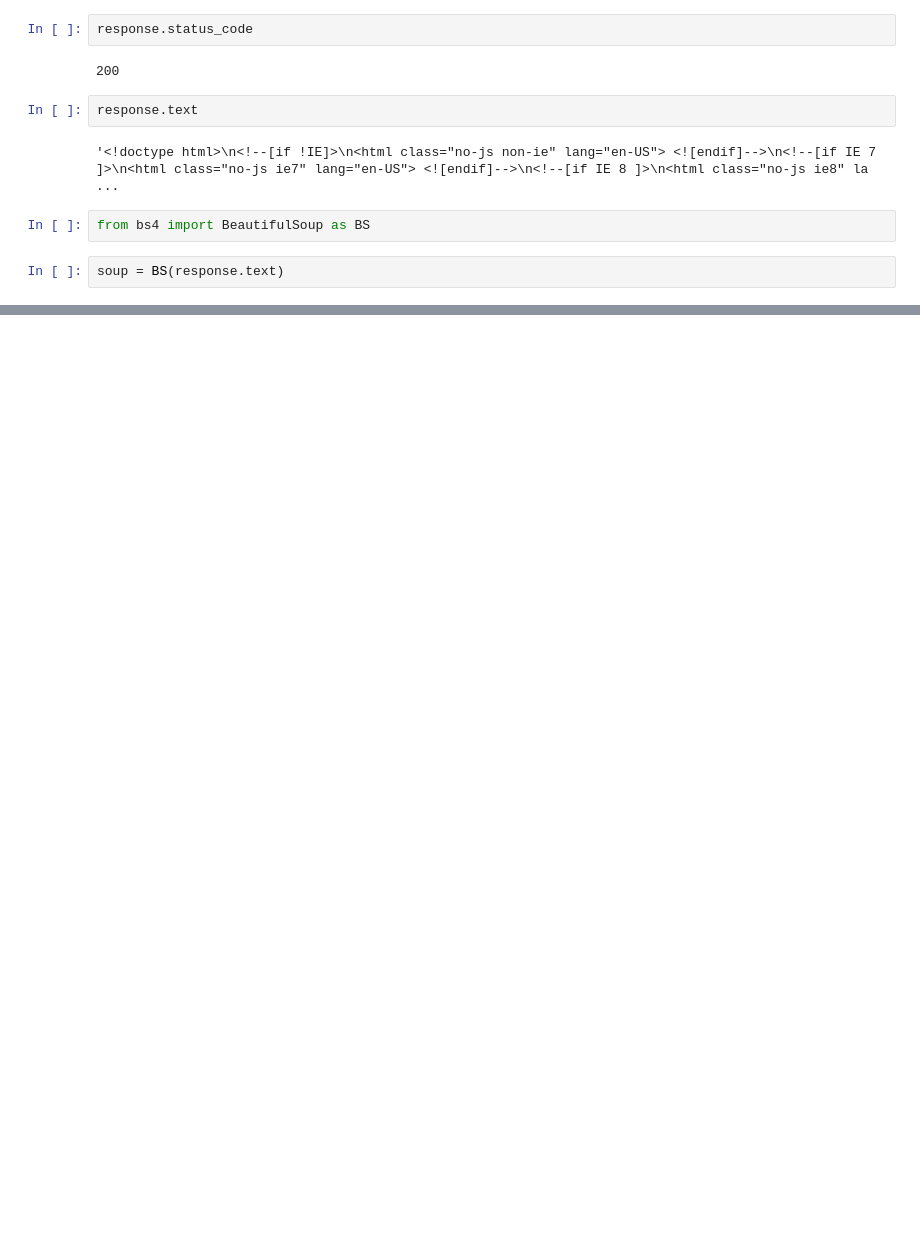
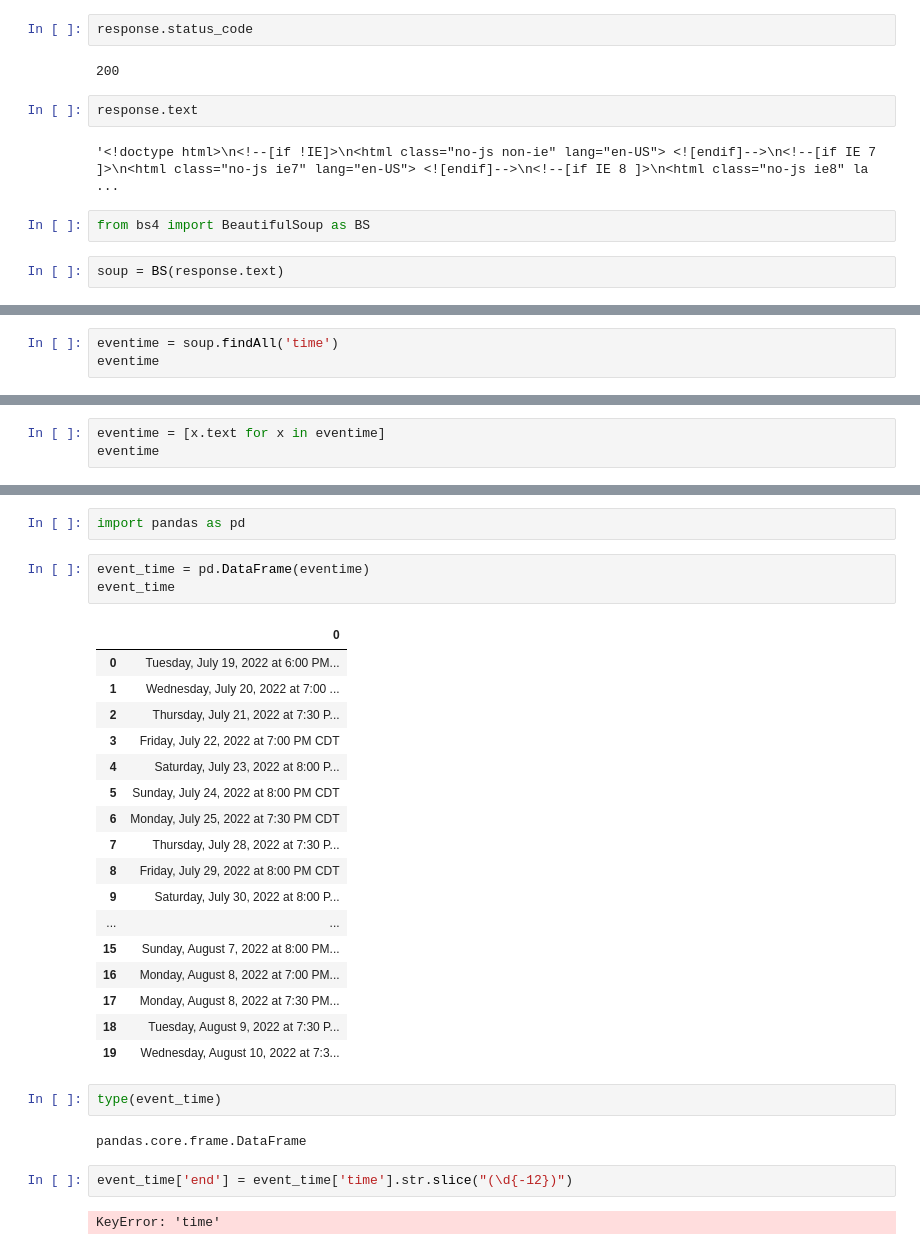
Before and after one commit to NSS-Full-Time-Data-Analytics-7/web_scraping_ryman-berhanneway, a Jupyter notebook: notebook/Event01.ipynb, the cells around one changed output, grey strips where cells are left out. Drawn from its saved outputs; the diff is of its cells as text; blank space fills up the shorter version.

```diff
--- a/notebook/Untitled.ipynb
+++ b/notebook/Event01.ipynb
@@ -77,0 +179,3 @@ soup.find('script').text
+# %%
+eventime = soup.findAll('time')
+eventime
@@ -77,0 +203,3 @@ soup.find('script').text
+# %%
+eventime = [x.text for x in eventime]
+eventime
@@ -77,0 +227,31 @@ soup.find('script').text
+# %%
+import pandas as pd
+# %%
+event_time = pd.DataFrame(eventime)
+event_time
+# %% [output]
+|  | 0 |
+| 0 | Tuesday, July 19, 2022 at 6:00 PM... |
+| 1 | Wednesday, July 20, 2022 at 7:00 ... |
+| 2 | Thursday, July 21, 2022 at 7:30 P... |
+| 3 | Friday, July 22, 2022 at 7:00 PM CDT |
+| 4 | Saturday, July 23, 2022 at 8:00 P... |
+| 5 | Sunday, July 24, 2022 at 8:00 PM CDT |
+| 6 | Monday, July 25, 2022 at 7:30 PM CDT |
+| 7 | Thursday, July 28, 2022 at 7:30 P... |
+| 8 | Friday, July 29, 2022 at 8:00 PM CDT |
+| 9 | Saturday, July 30, 2022 at 8:00 P... |
+| ... | ... |
+| 15 | Sunday, August 7, 2022 at 8:00 PM... |
+| 16 | Monday, August 8, 2022 at 7:00 PM... |
+| 17 | Monday, August 8, 2022 at 7:30 PM... |
+| 18 | Tuesday, August 9, 2022 at 7:30 P... |
+| 19 | Wednesday, August 10, 2022 at 7:3... |
+# %%
+type(event_time)
+# %% [output]
+pandas.core.frame.DataFrame
+# %%
+event_time['end'] = event_time['time'].str.slice("(\d{-12})")
+# %% [output]
+KeyError: 'time'
```
Also changed, not shown: parts of 19 cells of this notebook.
